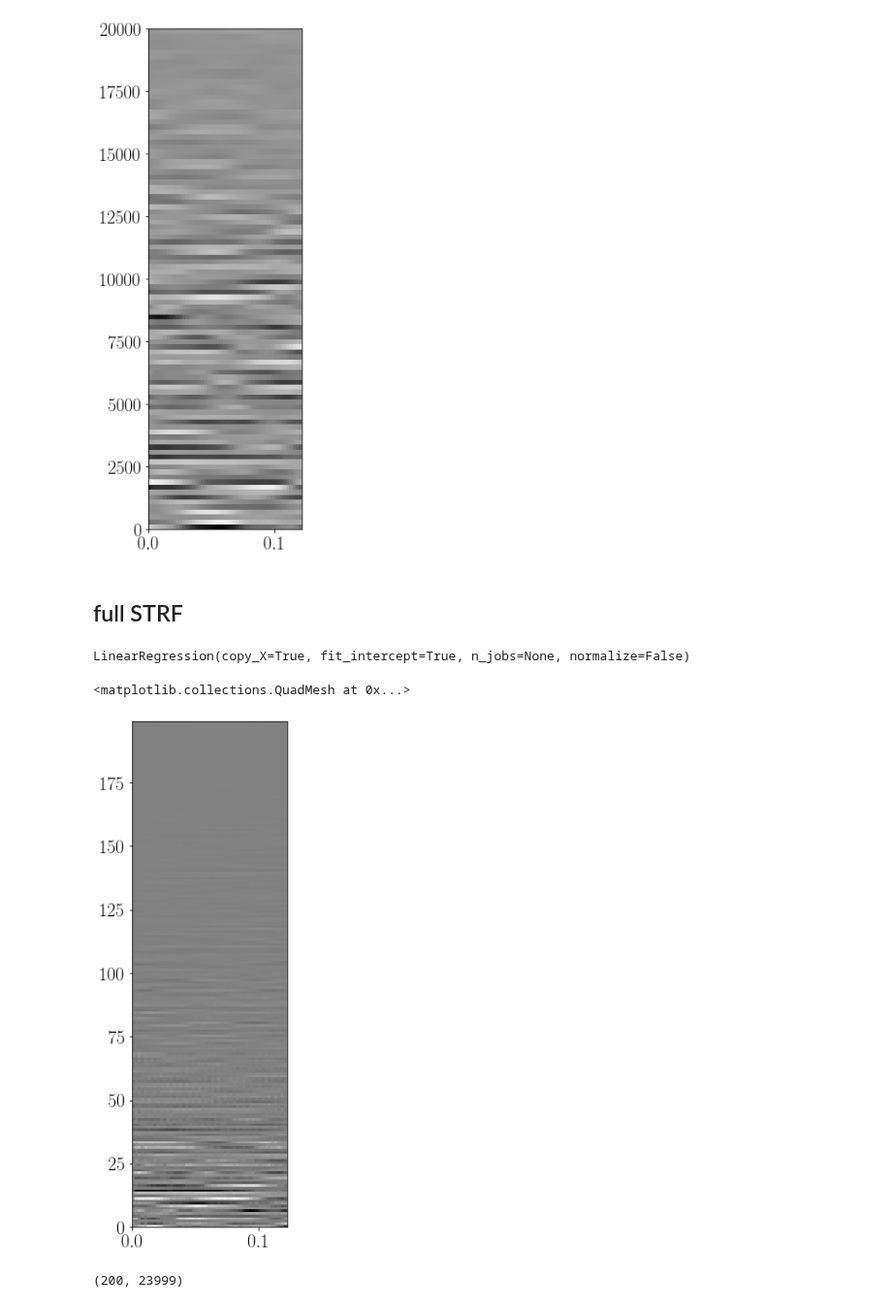
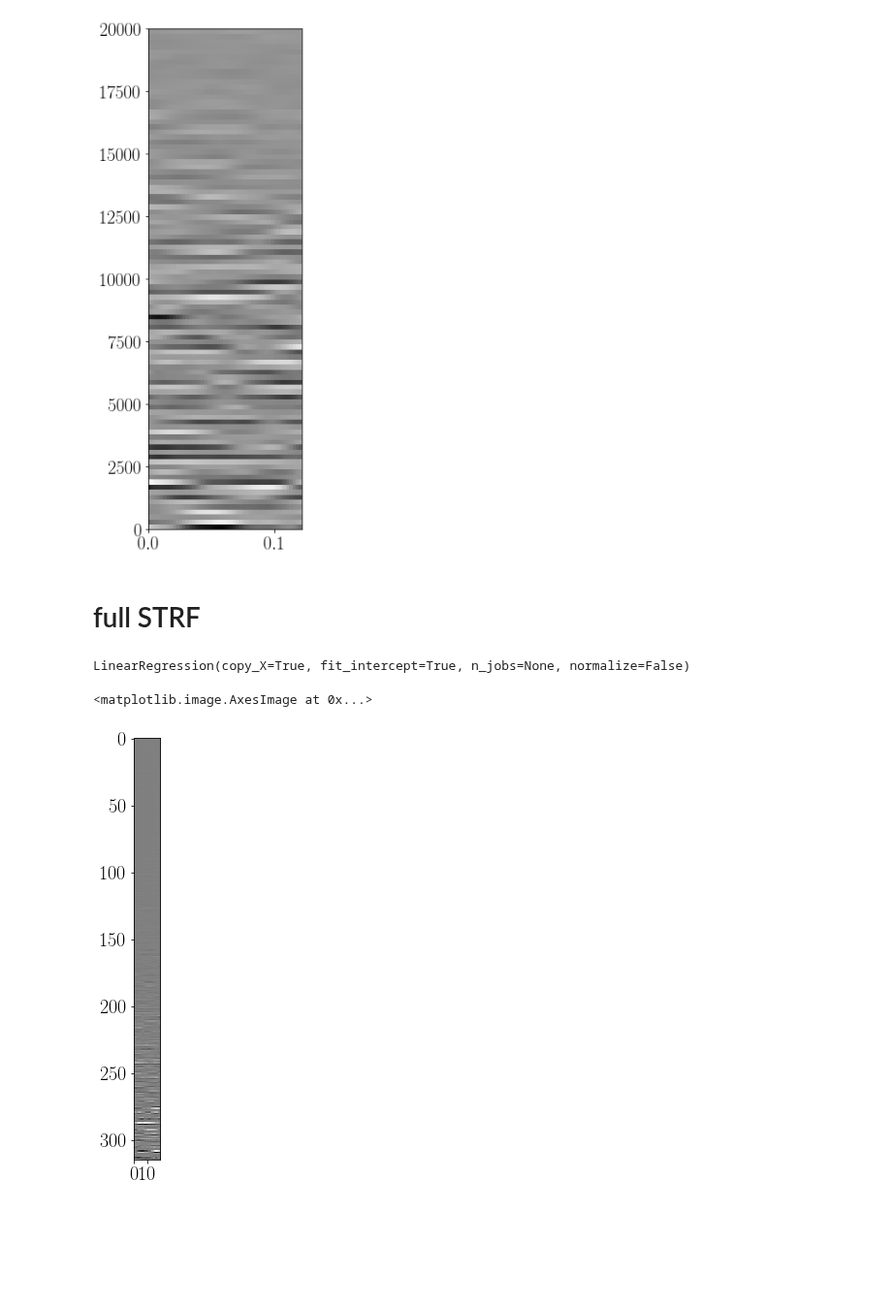
Before and after one commit to pssachdeva/uoi_neuroscience, a Jupyter notebook: tuning/strf.ipynb, the cells around one changed output. Shown at 97% size. Cells and saved outputs as stored; diff of their text form; code cells hidden in the pictures; blank space fills up the shorter version.

```diff
--- a/tuning/strf.ipynb
+++ b/tuning/strf.ipynb
@@ -84,7 +97,7 @@ ax.set_ylim([0, 20000])
 (0, 20000)
 [figure]
 # %% [markdown]
-## full STRF
+# full STRF
 # %%
 n_samples = times_ds.size - n_timepoints_strf_frame
 n_features = Sxx_ds.shape[0] * n_timepoints_strf_frame
@@ -102,15 +115,10 @@ ols = LinearRegression()
 ols.fit(X, y)
 # %% [output]
 LinearRegression(copy_X=True, fit_intercept=True, n_jobs=None, normalize=False)
-# %%
-fig, ax = plt.subplots(1, 1, figsize=(3, 10))
-ax.pcolormesh(np.arange(0, strf_frame_width, 1 / fs_ecog),
-              np.arange(200),
-              np.flip(ols.coef_.reshape((200, n_timepoints_strf_frame))))
-# %% [output]
-<matplotlib.collections.QuadMesh at 0x...>
-[figure, removed]
-# %%
-Sxx_ds.shape
-# %% [output]
-(200, 23999)
+# %%
+fig, ax = plt.subplots(1, 1, figsize=(10, 8))
+coef = ols.coef_.reshape((freq_ds.shape[0], n_timepoints_strf_frame))
+ax.imshow(coef, origin='upper', vmax=0.025, vmin=-0.025)
+# %% [output]
+<matplotlib.image.AxesImage at 0x...>
+[figure, added]
```
Also changed, not shown: parts of 15 cells of this notebook, 5 other files.
